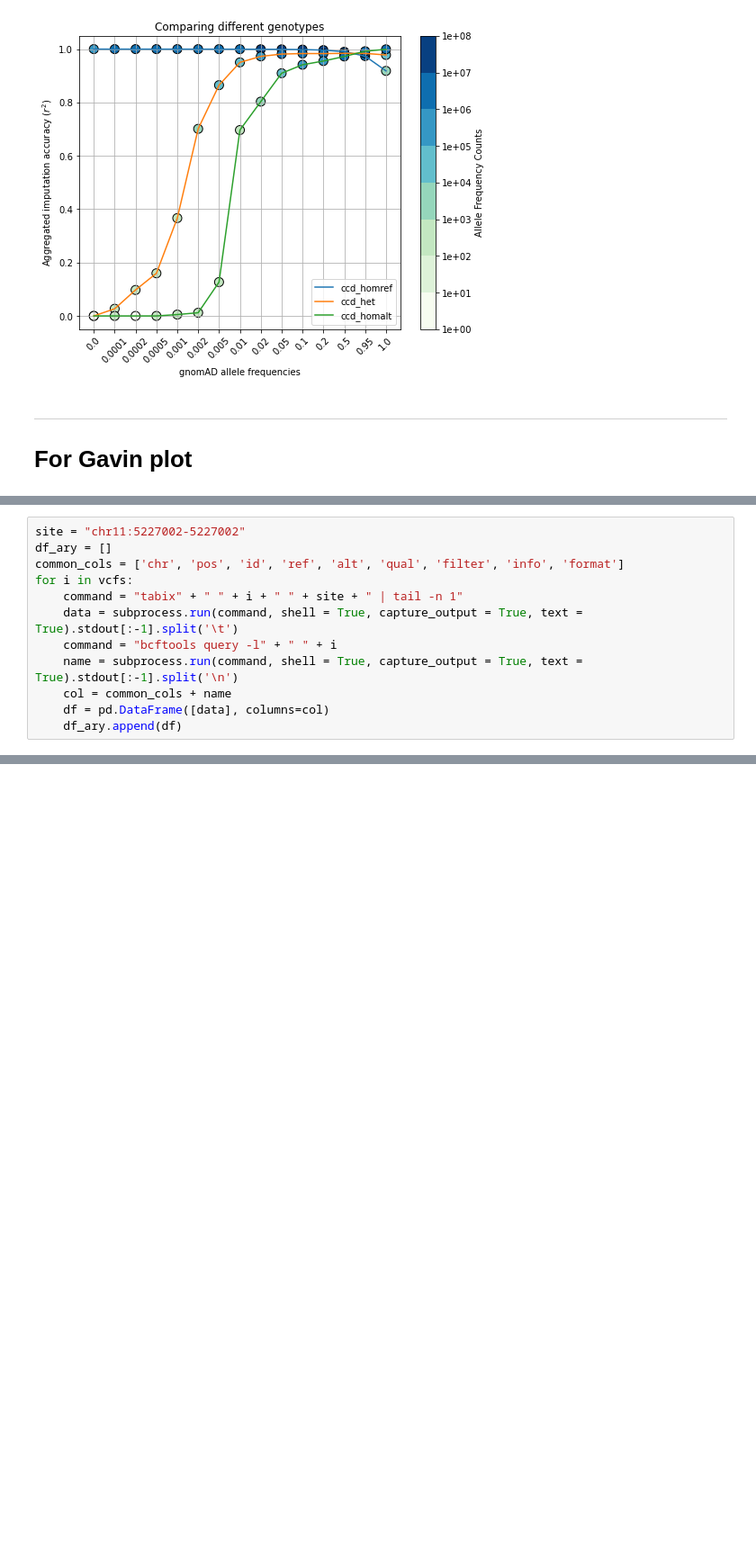
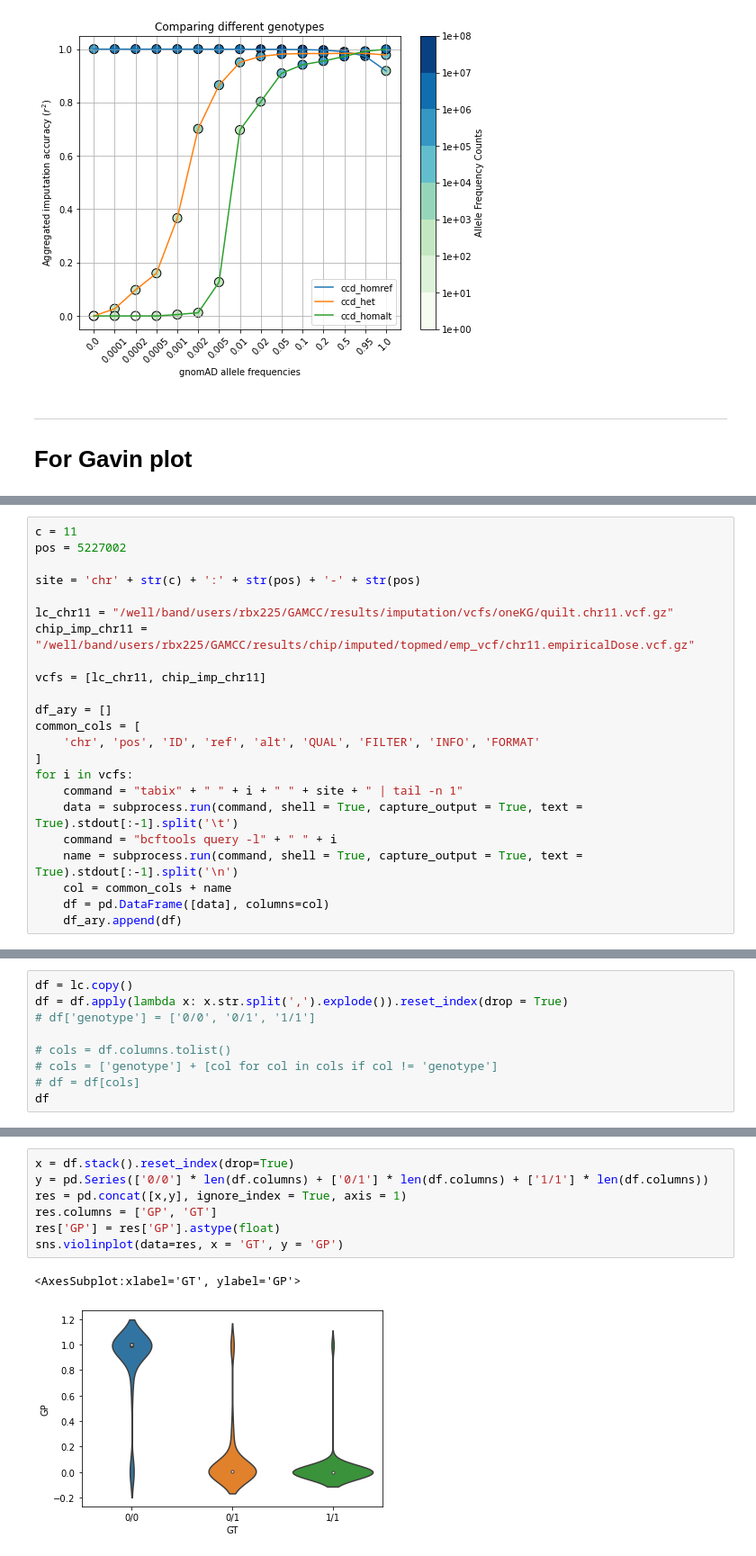
Before and after one commit to Suuuuuuuus/LCWGS_pipeline, a Jupyter notebook: scripts/lcwgs_tmp.ipynb, the cells around one changed output, grey strips where cells are left out. Shown at 90% size. Drawn from its saved outputs; the diff is of its cells as text; blank space fills up the shorter version.

```diff
--- a/scripts/lcwgs_tmp.ipynb
+++ b/scripts/lcwgs_tmp.ipynb
@@ -164,7 +94,18 @@ for i in vcfs:
 # %%
-site = "chr11:5227002-5227002"
+c = 11
+pos = 5227002
+
+site = 'chr' + str(c) + ':' + str(pos) + '-' + str(pos)
+
+lc_chr11 = "/well/band/users/rbx225/GAMCC/results/imputation/vcfs/oneKG/quilt.chr11.vcf.gz"
+chip_imp_chr11 = "/well/band/users/rbx225/GAMCC/results/chip/imputed/topmed/emp_vcf/chr11.empiricalDose.vcf.gz"
+
+vcfs = [lc_chr11, chip_imp_chr11]
+
 df_ary = []
-common_cols = ['chr', 'pos', 'id', 'ref', 'alt', 'qual', 'filter', 'info', 'format']
+common_cols = [
+    'chr', 'pos', 'ID', 'ref', 'alt', 'QUAL', 'FILTER', 'INFO', 'FORMAT'
+]
 for i in vcfs:
     command = "tabix" + " " + i + " " + site + " | tail -n 1"
     data = subprocess.run(command, shell = True, capture_output = True, text = True).stdout[:-1].split('\t')
@@ -236,0 +168,9 @@ sample_linker
+# %%
+df = lc.copy()
+df = df.apply(lambda x: x.str.split(',').explode()).reset_index(drop = True)
+# df['genotype'] = ['0/0', '0/1', '1/1']
+
+# cols = df.columns.tolist()
+# cols = ['genotype'] + [col for col in cols if col != 'genotype']
+# df = df[cols]
+df
@@ -236,0 +183,10 @@ sample_linker
+# %%
+x = df.stack().reset_index(drop=True)
+y = pd.Series(['0/0'] * len(df.columns) + ['0/1'] * len(df.columns) + ['1/1'] * len(df.columns))
+res = pd.concat([x,y], ignore_index = True, axis = 1)
+res.columns = ['GP', 'GT']
+res['GP'] = res['GP'].astype(float)
+sns.violinplot(data=res, x = 'GT', y = 'GP')
+# %% [output]
+<AxesSubplot:xlabel='GT', ylabel='GP'>
+[figure, added]
```
Also changed, not shown: parts of 15 cells of this notebook, 1 other file.
